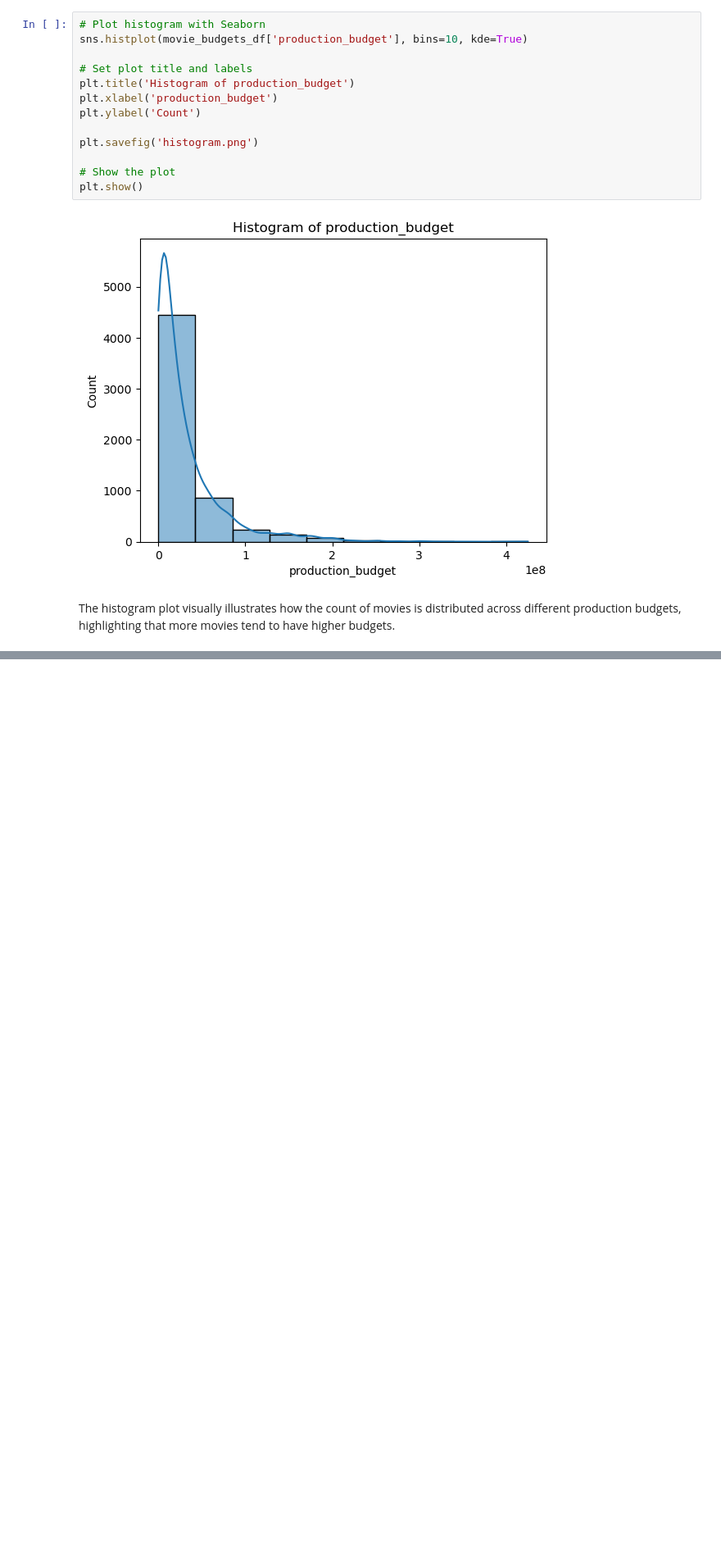
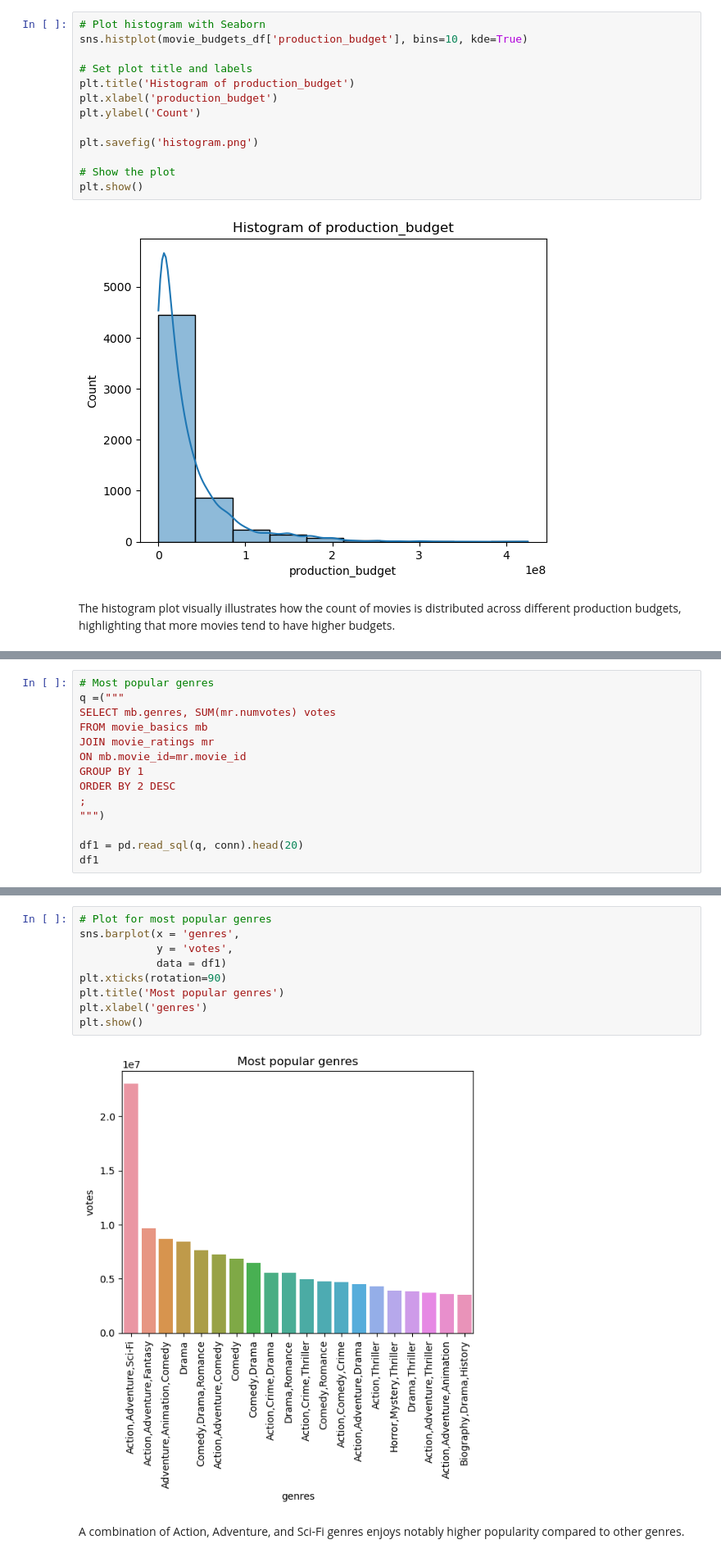
Before and after one commit to Annbellah/dsc-phase-1-project-v2-4, a Jupyter notebook: student.ipynb, the cells around one changed output, grey strips where cells are left out. Shown at 82% size. Cells and saved outputs as stored; diff of their text form; blank space fills up the shorter version.

```diff
--- a/student.ipynb
+++ b/student.ipynb
@@ -308,0 +355,14 @@ plt.show()
+# %%
+# Most popular genres
+q =("""
+SELECT mb.genres, SUM(mr.numvotes) votes
+FROM movie_basics mb
+JOIN movie_ratings mr
+ON mb.movie_id=mr.movie_id
+GROUP BY 1
+ORDER BY 2 DESC
+;
+""")
+
+df1 = pd.read_sql(q, conn).head(20)
+df1
@@ -308,0 +387,13 @@ plt.show()
+# %%
+# Plot for most popular genres
+sns.barplot(x = 'genres',
+            y = 'votes',
+            data = df1)
+plt.xticks(rotation=90)
+plt.title('Most popular genres')
+plt.xlabel('genres')
+plt.show()
+# %% [output]
+[figure, added]
+# %% [markdown]
+A combination of Action, Adventure, and Sci-Fi genres enjoys notably higher popularity compared to other genres.
```
Also changed, not shown: parts of 19 cells of this notebook.
